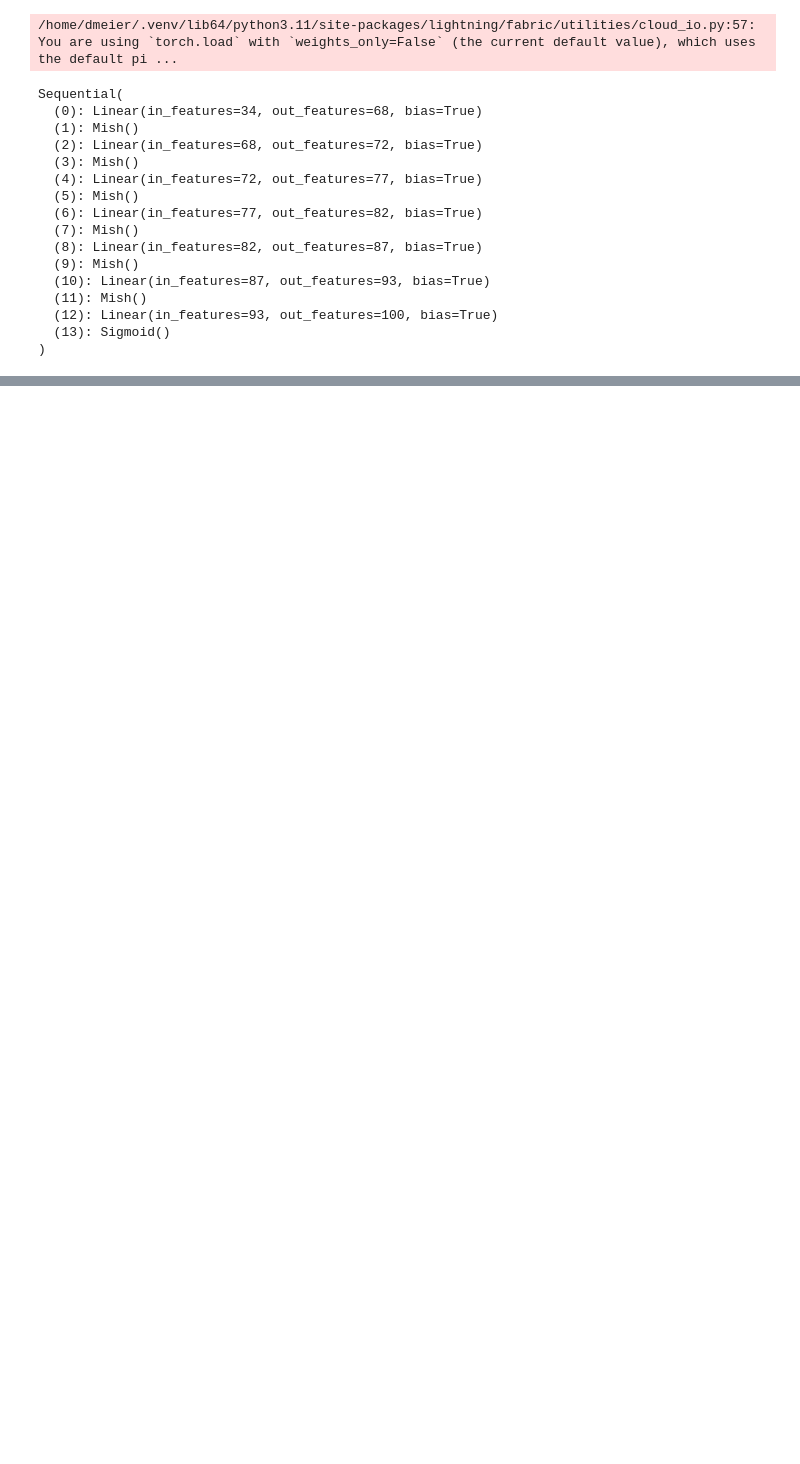
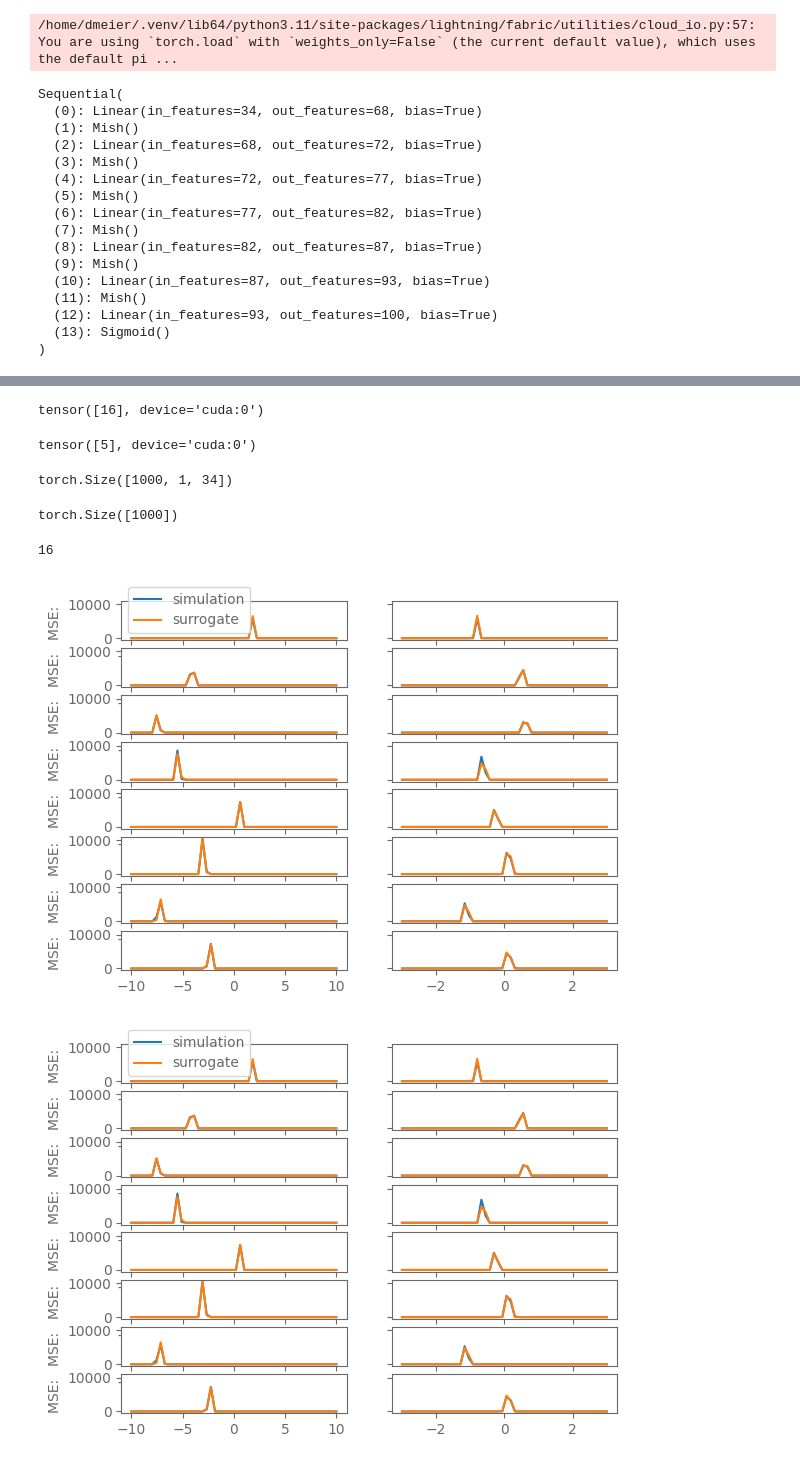
Before and after one commit to hzbian/metrix_hackathon, a Jupyter notebook: test_xy_hist_surrogate.ipynb, the cells around one changed output, grey strips where cells are left out. Saved outputs shown, nothing was run; the diff lists cells and outputs as text; code cells hidden in the pictures; blank space fills up the shorter version.

```diff
--- a/test_xy_hist_surrogate.ipynb
+++ b/test_xy_hist_surrogate.ipynb
@@ -378,0 +411,6 @@ Sequential(
+# %%
+torch.set_default_device('cuda')
+
+model = MetrixXYHistSurrogate.load_from_checkpoint("outputs/xy_hist/i7sryekx/checkpoints/epoch=174-step=42782950.ckpt")
+model.compile()
+model.eval()
@@ -378,0 +453,50 @@ Sequential(
+# %%
+offset_trials = 100
+max_offset = 0.2
+beamline_trials = 1000
+
+for i in tqdm.tqdm(range(10000)):
+    offsets = (torch.rand(1, offset_trials, 34) * max_offset * 2) - max_offset
+    uncompensated_parameters = torch.rand(beamline_trials, 1, 34)
+    tensor_sum = offsets + uncompensated_parameters
+    tensor_sum = torch.clamp(tensor_sum, 0, 1)
+    uncompensated_parameters = tensor_sum - offsets
+    with torch.no_grad():
+        compensated_rays = model(tensor_sum)
+        #condition = compensated_rays.sum(dim=-1) > 1.3
+        condition = (compensated_rays.sum(dim=-1)>0.5).sum(dim=0)>15
+        if condition.any():
+            print((compensated_rays.sum(dim=-1)>0.5).sum(dim=0)[condition])
+            #print(compensated_rays[condition])
+            break
+# %% [output]
+tensor([16], device='cuda:0')
+# %%
+condition_args = torch.arange(len(condition))[condition]
+print(condition_args)
+# %% [output]
+tensor([5], device='cuda:0')
+# %%
+#compensated_rays[:, condition_args, :].reshape[compensated_rays.shape[0], compensated_rays.shape[1], 50,
+tensor_sum[:, condition_args].shape
+# %% [output]
+torch.Size([1000, 1, 34])
+# %%
+mask = compensated_rays[:, condition_args[0]].sum(dim=-1)>0.5
+print(mask.shape)
+to_plot_tensor = tensor_sum[:, condition_args][mask]
+uncompensated_parameters_selected = uncompensated_parameters[:, condition_args][mask]
+offsets_selected = offsets[:, condition_args]
+torch.save(offsets_selected, 'outputs/offsets_selected.pt')
+torch.save(uncompensated_parameters_selected, 'outputs/uncompensated_parameters_selected.pt')
+# %% [output]
+torch.Size([1000])
+# %%
+torch.set_default_device('cpu')
+pc = [tensor_to_param_container(to_plot_tensor[i][0]) for i in range(to_plot_tensor.shape[0])]
+print(len(pc))
+Plot.plot_engines_comparison(engine, surrogate_engine, pc[:8], MultiLayer([0.]), )
+# %% [output]
+16
+[figure, added]
+[figure, added]
```
Also changed, not shown: parts of 13 cells of this notebook.
